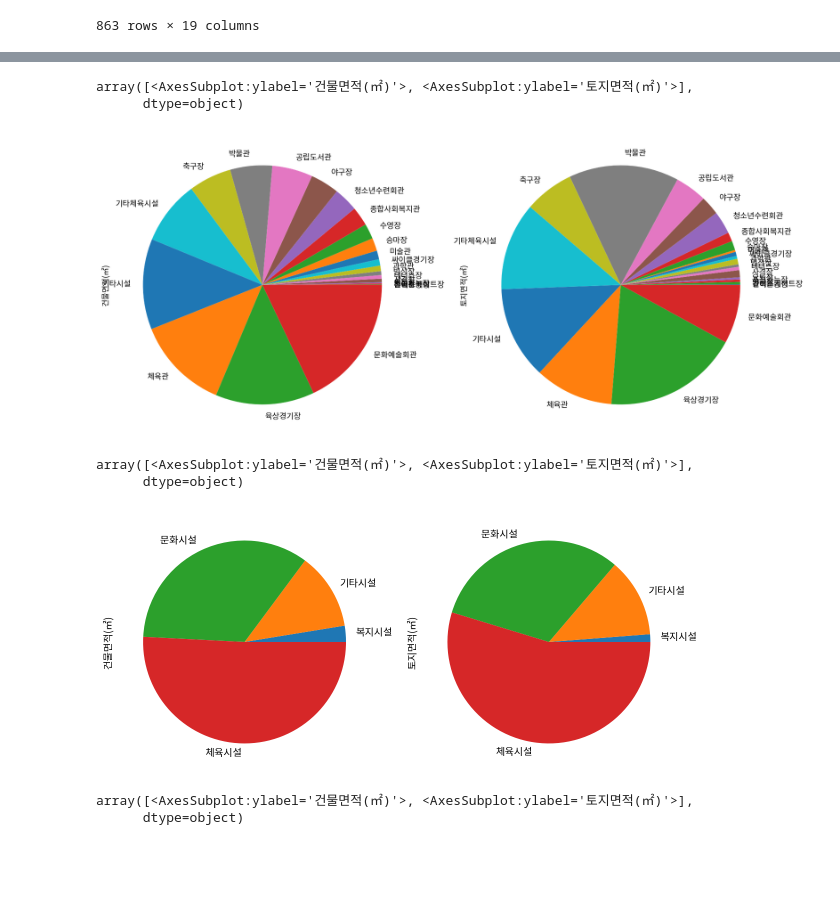
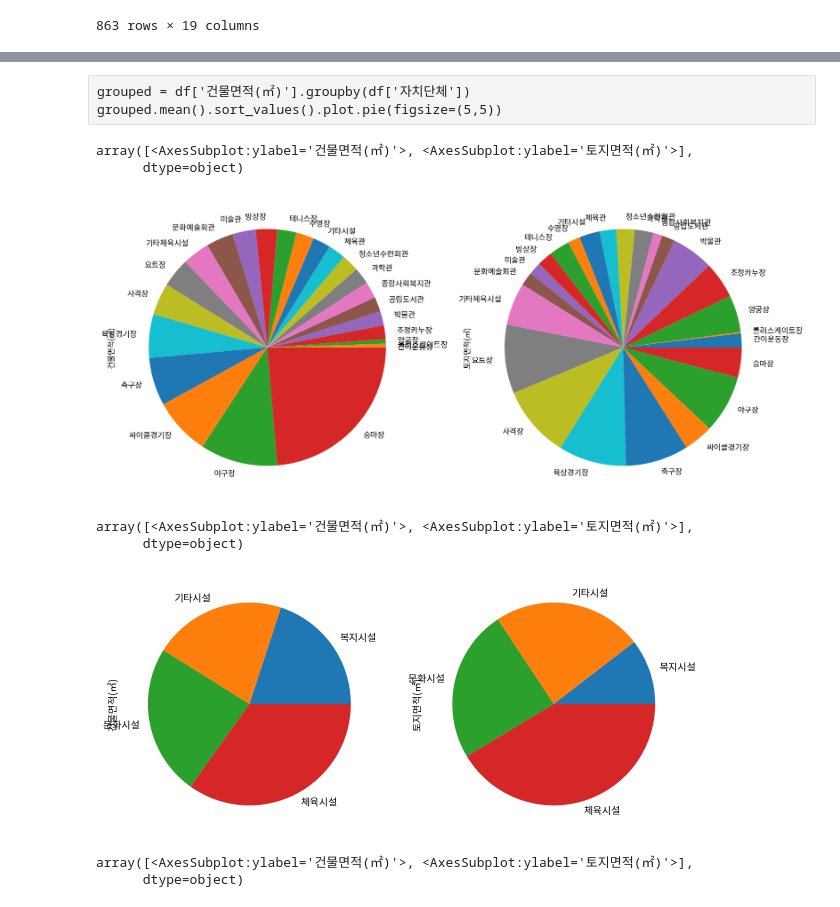
Before and after one commit to dev-Lesser/public-facilities-analysis-kr, a Jupyter notebook: 공공시설 현황 분석.ipynb, the cells around one changed output, grey strips where cells are left out. Drawn from its saved outputs; the diff is of its cells as text; code cells hidden in the pictures; blank space fills up the shorter version.

```diff
--- a/공공시설 현황 분석.ipynb
+++ b/공공시설 현황 분석.ipynb
@@ -132,24 +104,31 @@ grouped.sum().sort_values().plot.pie(figsize=(5,5))
+# %% [raw]
+grouped = df['건물면적(㎡)'].groupby(df['자치단체'])
+grouped.mean().sort_values().plot.pie(figsize=(5,5))
 # %%
+## 승마장, 싸이클경기장, 축구장 은 건물 면적이 넓지만 토지 면적은 적다 체육시설
+## 사격장, 요트장, 야구장, 의 토지면적 넓음
 grouped1 = df['건물면적(㎡)'].groupby(df['시설구분'])
 grouped2 = df['토지면적(㎡)'].groupby(df['시설구분'])
 
-pd.concat([grouped1.sum().sort_values().to_frame(),
-           grouped2.sum().sort_values().to_frame()], axis=1,)\
+pd.concat([grouped1.mean().sort_values().to_frame(),
+           grouped2.mean().sort_values().to_frame()], axis=1,)\
             .plot.pie(subplots=True,figsize=(15,15), legend=False)
 # %% [output]
 array([<AxesSubplot:ylabel='건물면적(㎡)'>, <AxesSubplot:ylabel='토지면적(㎡)'>],
       dtype=object)
-[figure, old version]
+[figure, new version]
 # %%
+# 체육시설의 건물면적 대비 토지면적이 큼
+# 복지시설의 토지면적은 적음
 grouped1 = df['건물면적(㎡)'].groupby(df['시설유형'])
 grouped2 = df['토지면적(㎡)'].groupby(df['시설유형'])
-pd.concat([grouped1.sum().sort_values().to_frame(),
-           grouped2.sum().sort_values().to_frame()], axis=1,)\
+pd.concat([grouped1.mean().sort_values().to_frame(),
+           grouped2.mean().sort_values().to_frame()], axis=1,)\
             .plot.pie(subplots=True,figsize=(10,10),legend=False)
 # %% [output]
 array([<AxesSubplot:ylabel='건물면적(㎡)'>, <AxesSubplot:ylabel='토지면적(㎡)'>],
       dtype=object)
-[figure, old version]
+[figure, new version]
 # %%
 def grouped_sido(d):
     d = d['자치단체']
```
Also changed, not shown: parts of 45 cells of this notebook, 4 other files.
